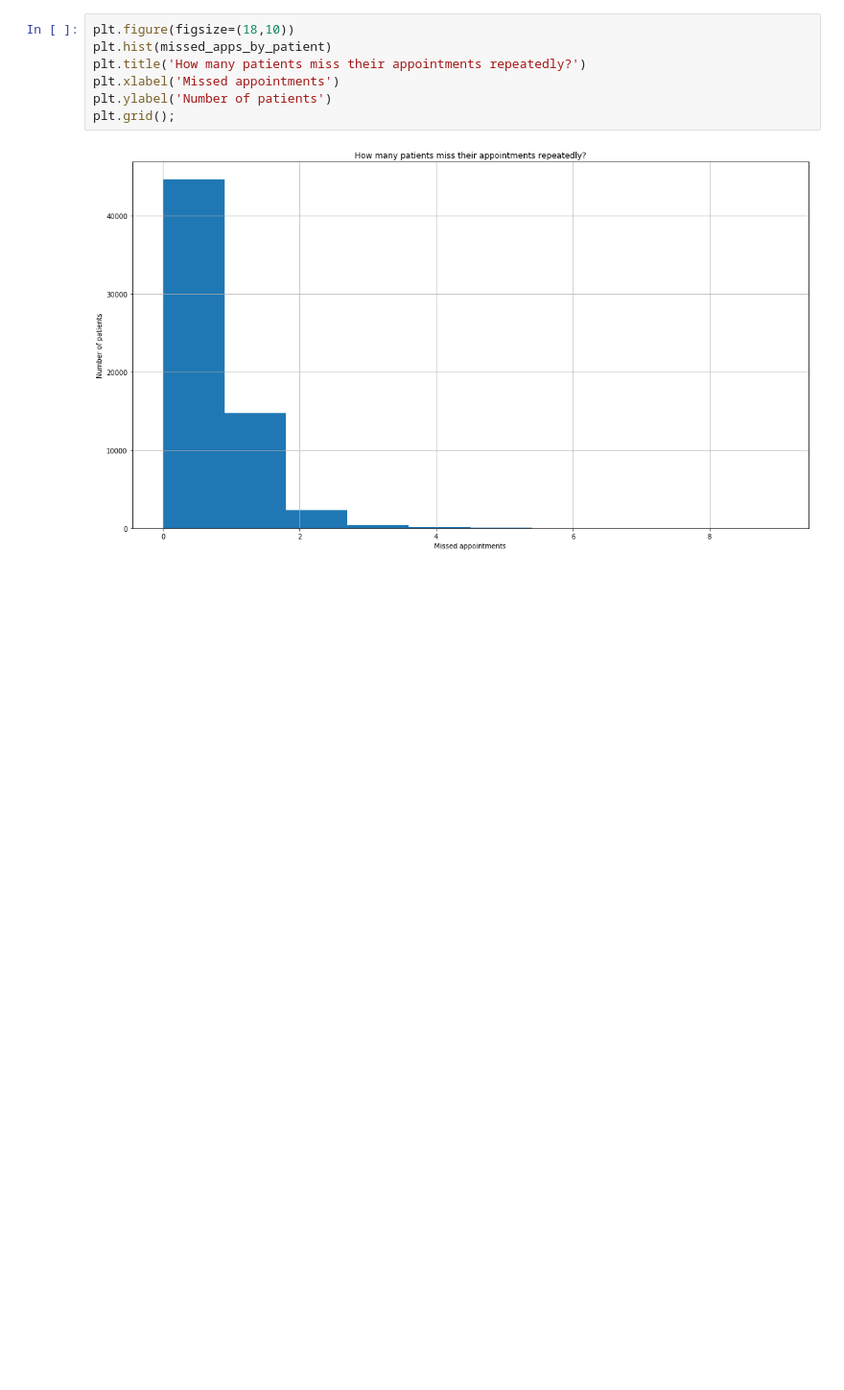
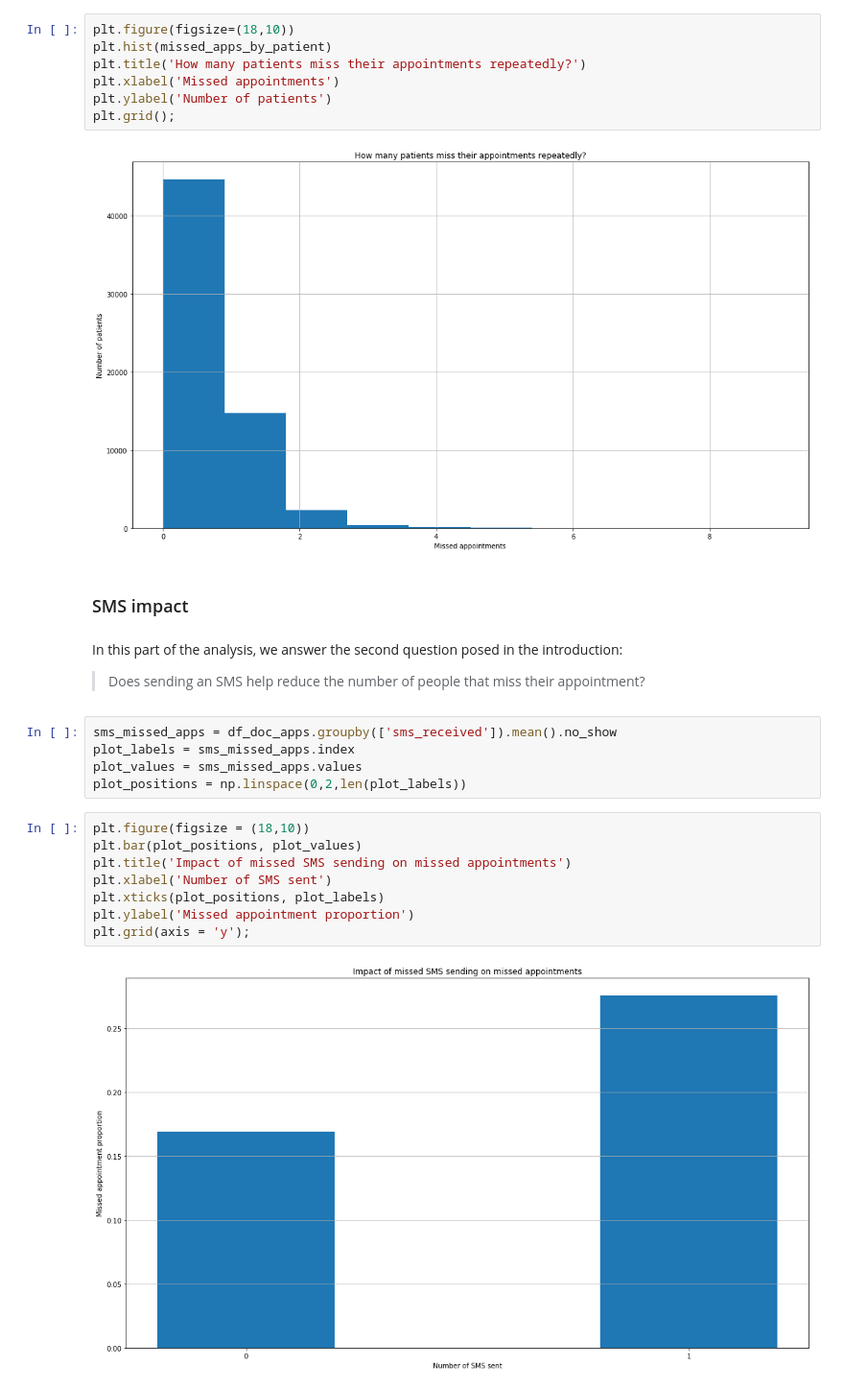
Before and after one commit to mhadjiantonis/missed_doc_apptmnts, a Jupyter notebook: missed_doc_apptmnt.ipynb, the cells around one changed output. Shown at 96% size. Drawn from its saved outputs; the diff is of its cells as text; blank space fills up the shorter version.

Commit message:
feat: Analyze impact of SMS
 Calculate the proportion of missed appointments separately for the
 cases where an SMS has or has not been sent and make a bar chart with
 the results.

```diff
--- a/missed_doc_apptmnt.ipynb
+++ b/missed_doc_apptmnt.ipynb
@@ -331,3 +331,23 @@ plt.ylabel('Number of patients')
 plt.grid();
 # %% [output]
 [figure]
+# %% [markdown]
+### SMS impact
+# %% [markdown]
+In this part of the analysis, we answer the second question posed in the introduction:
+> Does sending an SMS help reduce the number of people that miss their appointment?
+# %%
+sms_missed_apps = df_doc_apps.groupby(['sms_received']).mean().no_show
+plot_labels = sms_missed_apps.index
+plot_values = sms_missed_apps.values
+plot_positions = np.linspace(0,2,len(plot_labels))
+# %%
+plt.figure(figsize = (18,10))
+plt.bar(plot_positions, plot_values)
+plt.title('Impact of missed SMS sending on missed appointments')
+plt.xlabel('Number of SMS sent')
+plt.xticks(plot_positions, plot_labels)
+plt.ylabel('Missed appointment proportion')
+plt.grid(axis = 'y');
+# %% [output]
+[figure, added]
```
